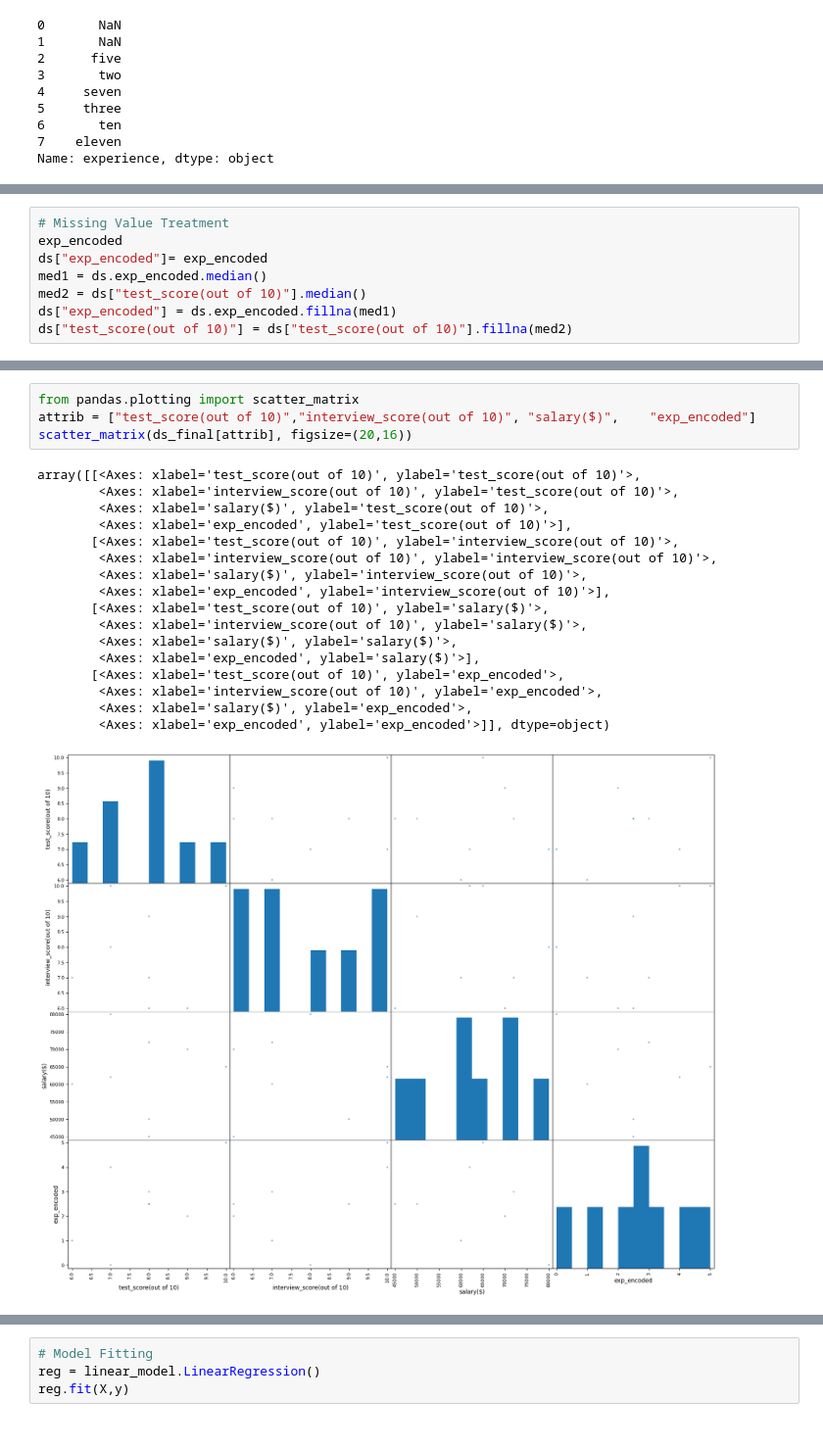
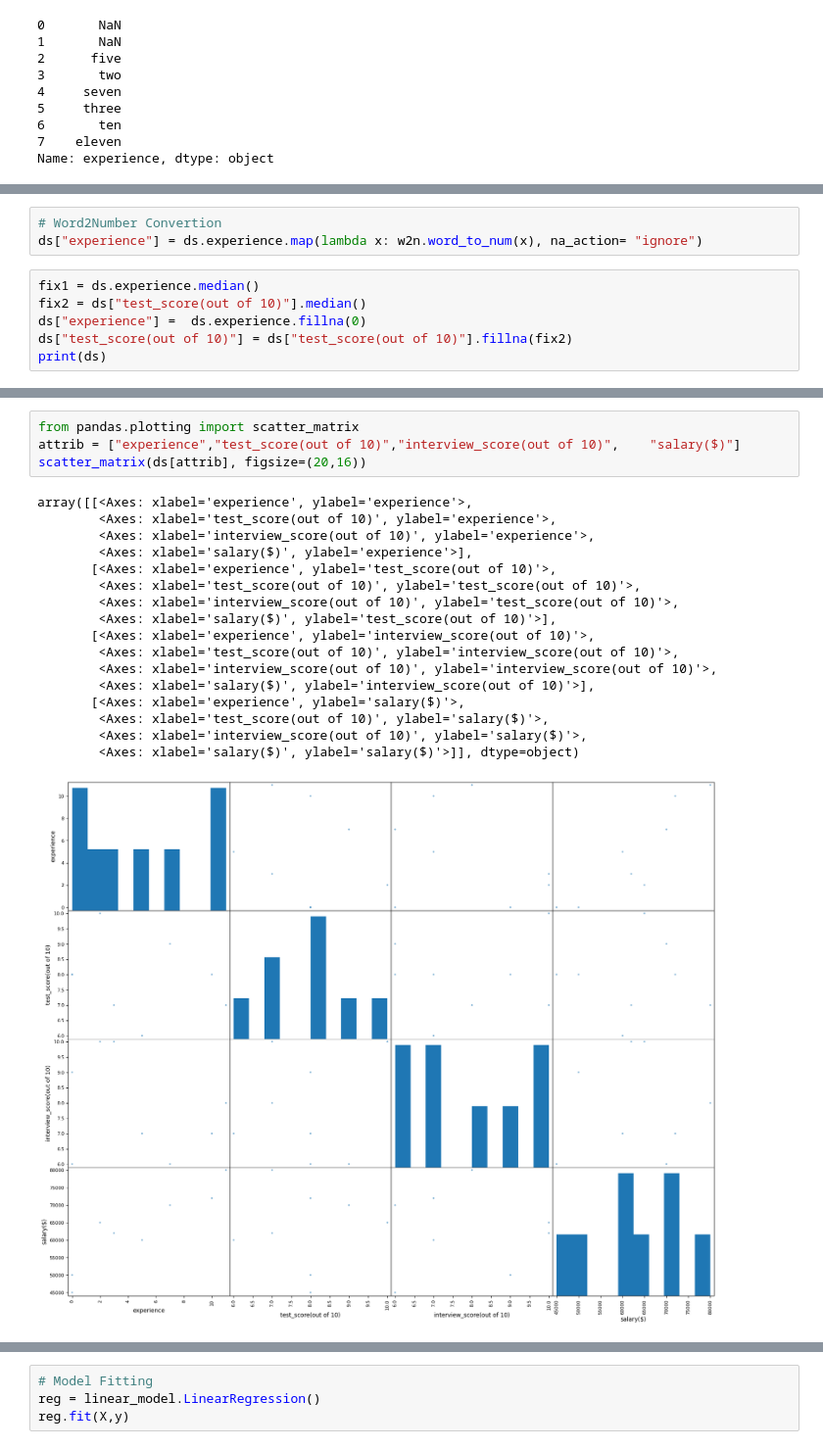
Before and after one commit to pb319/Stat_ML-Learning, a Jupyter notebook: Exercise2/MLR.ipynb, the cells around one changed output, grey strips where cells are left out. Shown: that part at 98% size. Drawn from its saved outputs; the diff is of its cells as text.

```diff
--- a/Exercise2/MLR.ipynb
+++ b/Exercise2/MLR.ipynb
@@ -37,8 +34,9 @@ exp_encoded = o_e.fit_transform(ds[["experience"]])
+# %%
+# Word2Number Convertion
+ds["experience"] = ds.experience.map(lambda x: w2n.word_to_num(x), na_action= "ignore")
 # %%
-# Missing Value Treatment
-exp_encoded
-ds["exp_encoded"]= exp_encoded
-med1 = ds.exp_encoded.median()
-med2 = ds["test_score(out of 10)"].median()
-ds["exp_encoded"] = ds.exp_encoded.fillna(med1)
-ds["test_score(out of 10)"] = ds["test_score(out of 10)"].fillna(med2)
+fix1 = ds.experience.median()
+fix2 = ds["test_score(out of 10)"].median()
+ds["experience"] =  ds.experience.fillna(0)
+ds["test_score(out of 10)"] = ds["test_score(out of 10)"].fillna(fix2)
+print(ds)
@@ -60,24 +53,24 @@ ds_final
 # %%
 from pandas.plotting import scatter_matrix
-attrib = ["test_score(out of 10)","interview_score(out of 10)",	"salary($)",	"exp_encoded"]
-scatter_matrix(ds_final[attrib], figsize=(20,16))
+attrib = ["experience","test_score(out of 10)","interview_score(out of 10)",	"salary($)"]
+scatter_matrix(ds[attrib], figsize=(20,16))
 # %% [output]
-array([[<Axes: xlabel='test_score(out of 10)', ylabel='test_score(out of 10)'>,
+array([[<Axes: xlabel='experience', ylabel='experience'>,
+        <Axes: xlabel='test_score(out of 10)', ylabel='experience'>,
+        <Axes: xlabel='interview_score(out of 10)', ylabel='experience'>,
+        <Axes: xlabel='salary($)', ylabel='experience'>],
+       [<Axes: xlabel='experience', ylabel='test_score(out of 10)'>,
+        <Axes: xlabel='test_score(out of 10)', ylabel='test_score(out of 10)'>,
         <Axes: xlabel='interview_score(out of 10)', ylabel='test_score(out of 10)'>,
-        <Axes: xlabel='salary($)', ylabel='test_score(out of 10)'>,
-        <Axes: xlabel='exp_encoded', ylabel='test_score(out of 10)'>],
-       [<Axes: xlabel='test_score(out of 10)', ylabel='interview_score(out of 10)'>,
+        <Axes: xlabel='salary($)', ylabel='test_score(out of 10)'>],
+       [<Axes: xlabel='experience', ylabel='interview_score(out of 10)'>,
+        <Axes: xlabel='test_score(out of 10)', ylabel='interview_score(out of 10)'>,
         <Axes: xlabel='interview_score(out of 10)', ylabel='interview_score(out of 10)'>,
-        <Axes: xlabel='salary($)', ylabel='interview_score(out of 10)'>,
-        <Axes: xlabel='exp_encoded', ylabel='interview_score(out of 10)'>],
-       [<Axes: xlabel='test_score(out of 10)', ylabel='salary($)'>,
+        <Axes: xlabel='salary($)', ylabel='interview_score(out of 10)'>],
+       [<Axes: xlabel='experience', ylabel='salary($)'>,
+        <Axes: xlabel='test_score(out of 10)', ylabel='salary($)'>,
         <Axes: xlabel='interview_score(out of 10)', ylabel='salary($)'>,
-        <Axes: xlabel='salary($)', ylabel='salary($)'>,
-        <Axes: xlabel='exp_encoded', ylabel='salary($)'>],
-       [<Axes: xlabel='test_score(out of 10)', ylabel='exp_encoded'>,
-        <Axes: xlabel='interview_score(out of 10)', ylabel='exp_encoded'>,
-        <Axes: xlabel='salary($)', ylabel='exp_encoded'>,
-        <Axes: xlabel='exp_encoded', ylabel='exp_encoded'>]], dtype=object)
+        <Axes: xlabel='salary($)', ylabel='salary($)'>]], dtype=object)
-[figure, old version]
+[figure, new version]
 # %%
 # Train Set
```
Also changed, not shown: parts of 8 cells of this notebook.
